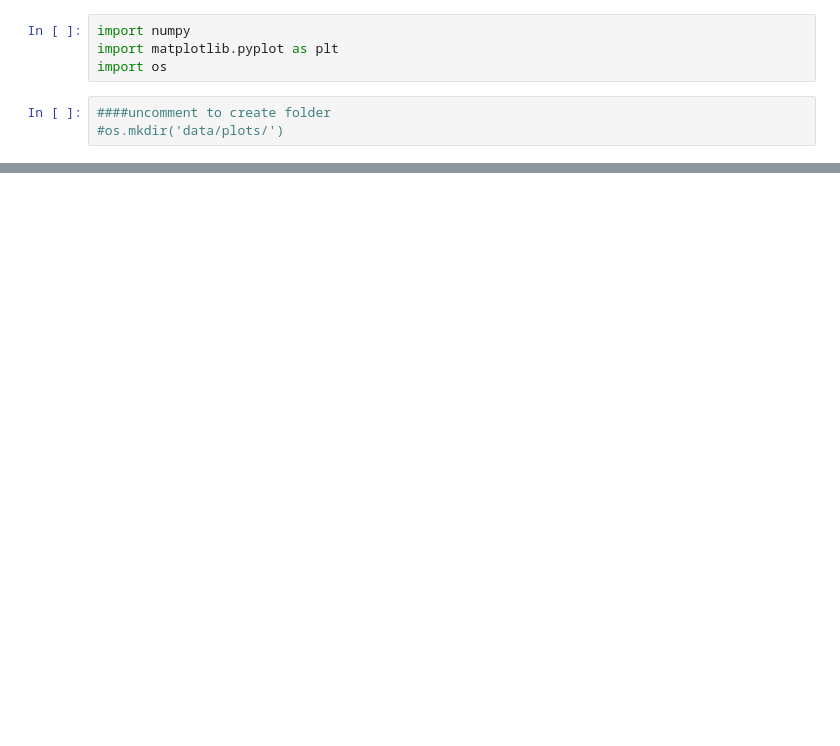
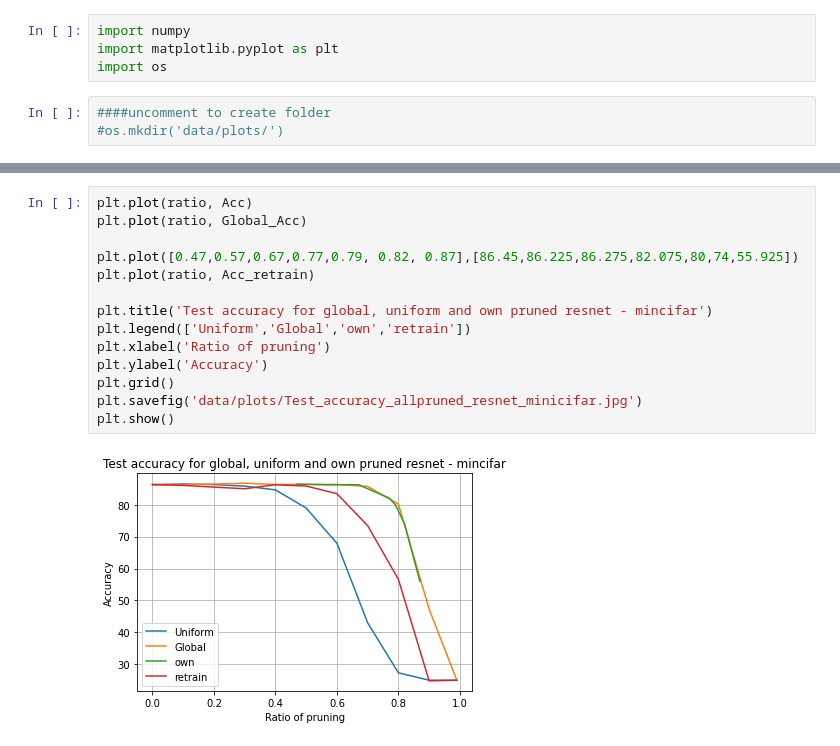
Before and after one commit to BasileR/DeepLearning-optimization, a Jupyter notebook: plots.ipynb, the cells around one changed output, grey strips where cells are left out. Saved outputs shown, nothing was run; the diff lists cells and outputs as text; blank space fills up the shorter version.

```diff
--- a/plots.ipynb
+++ b/plots.ipynb
@@ -28,0 +64,16 @@ plt.show()
+# %%
+plt.plot(ratio, Acc)
+plt.plot(ratio, Global_Acc)
+
+plt.plot([0.47,0.57,0.67,0.77,0.79, 0.82, 0.87],[86.45,86.225,86.275,82.075,80,74,55.925])
+plt.plot(ratio, Acc_retrain)
+
+plt.title('Test accuracy for global, uniform and own pruned resnet - mincifar')
+plt.legend(['Uniform','Global','own','retrain'])
+plt.xlabel('Ratio of pruning')
+plt.ylabel('Accuracy')
+plt.grid()
+plt.savefig('data/plots/Test_accuracy_allpruned_resnet_minicifar.jpg')
+plt.show()
+# %% [output]
+[figure, added]
```
Also changed, not shown: parts of 3 cells of this notebook, 3 other files.
